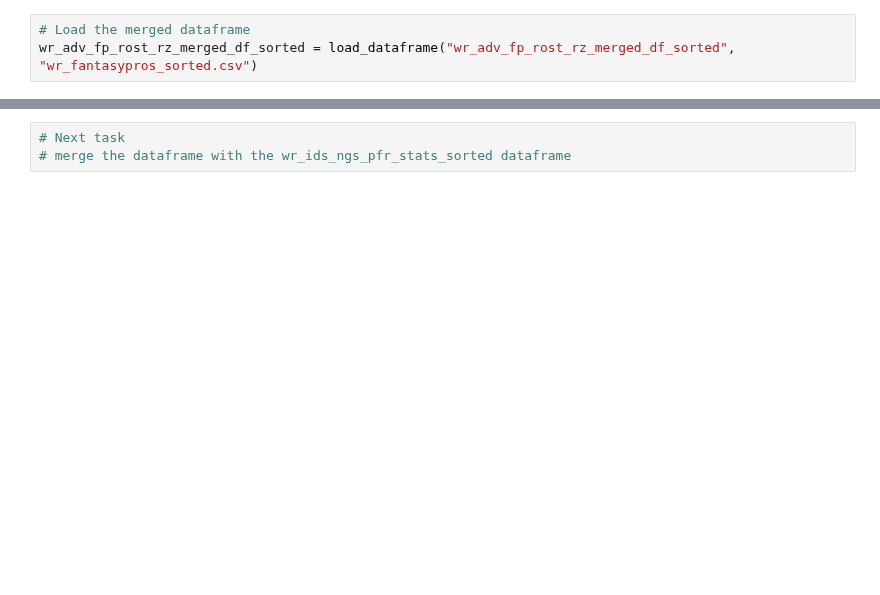
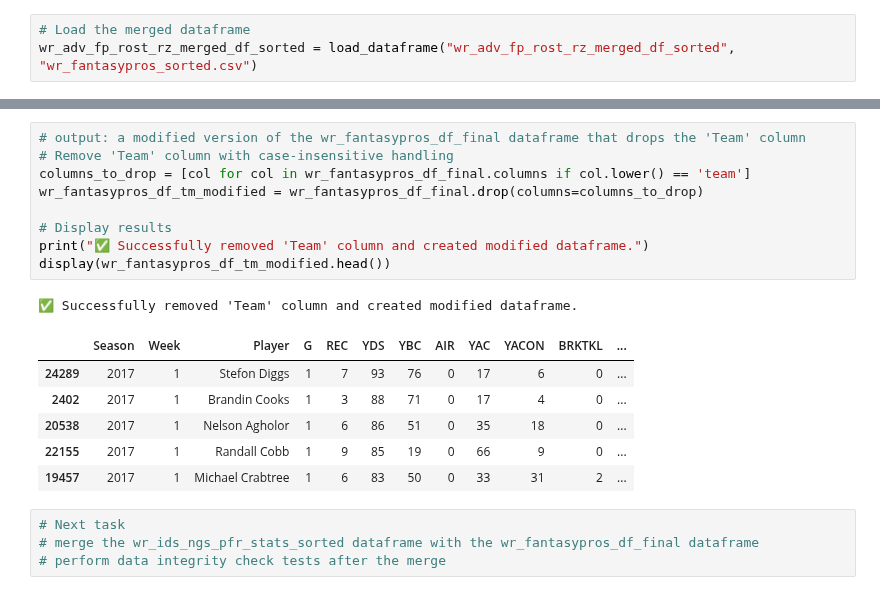
Before and after one commit to ARCtechmo/fanfav, a Jupyter notebook: wr_df.ipynb, the cells around one changed output, grey strips where cells are left out. Saved outputs shown, nothing was run; the diff lists cells and outputs as text; blank space fills up the shorter version.

```diff
--- a/wr_df.ipynb
+++ b/wr_df.ipynb
@@ -1287,3 +1346,21 @@ wr_adv_fp_rost_rz_merged_df_sorted = load_dataframe("wr_adv_fp_rost_rz_merged_df
+# %%
+# output: a modified version of the wr_fantasypros_df_final dataframe that drops the 'Team' column
+# Remove 'Team' column with case-insensitive handling
+columns_to_drop = [col for col in wr_fantasypros_df_final.columns if col.lower() == 'team']
+wr_fantasypros_df_tm_modified = wr_fantasypros_df_final.drop(columns=columns_to_drop)
+
+# Display results
+print("✅ Successfully removed 'Team' column and created modified dataframe.")
+display(wr_fantasypros_df_tm_modified.head())
+# %% [output]
+✅ Successfully removed 'Team' column and created modified dataframe.
+|  | Season | Week | Player | G | REC | YDS | YBC | AIR | YAC | YACON | BRKTKL | ... |
+| 24289 | 2017 | 1 | Stefon Diggs | 1 | 7 | 93 | 76 | 0 | 17 | 6 | 0 | ... |
+| 2402 | 2017 | 1 | Brandin Cooks | 1 | 3 | 88 | 71 | 0 | 17 | 4 | 0 | ... |
+| 20538 | 2017 | 1 | Nelson Agholor | 1 | 6 | 86 | 51 | 0 | 35 | 18 | 0 | ... |
+| 22155 | 2017 | 1 | Randall Cobb | 1 | 9 | 85 | 19 | 0 | 66 | 9 | 0 | ... |
+| 19457 | 2017 | 1 | Michael Crabtree | 1 | 6 | 83 | 50 | 0 | 33 | 31 | 2 | ... |
 # %%
 # Next task
-# merge the dataframe with the wr_ids_ngs_pfr_stats_sorted dataframe
+# merge the wr_ids_ngs_pfr_stats_sorted dataframe with the wr_fantasypros_df_final dataframe
+# perform data integrity check tests after the merge
```
Also changed, not shown: parts of 6 cells of this notebook.
